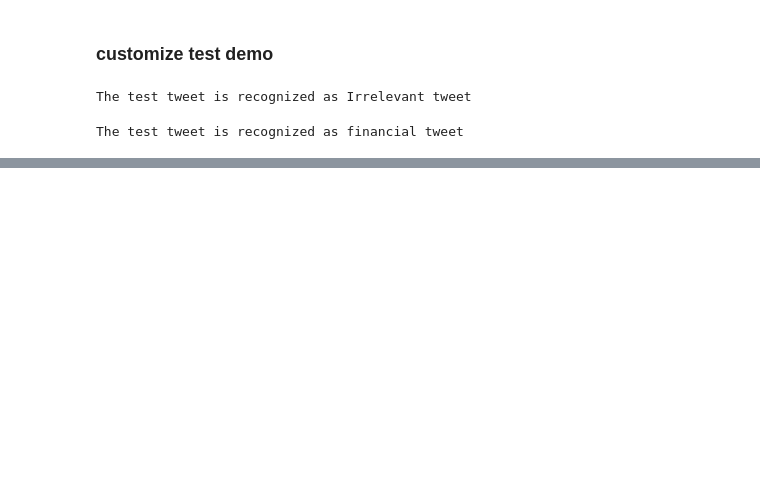
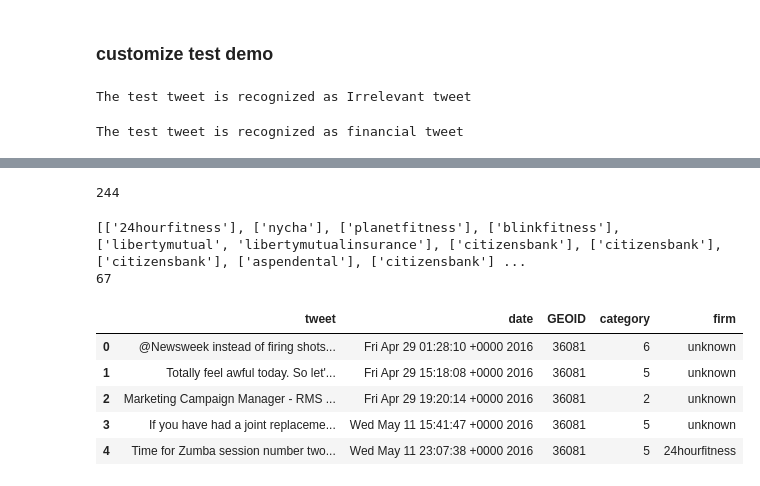
Before and after one commit to TianqiJiang/Consumer-Fraud-Detection-with-Tweets-, a Jupyter notebook: Classification of text documents.ipynb, the cells around one changed output, grey strips where cells are left out. Cells and saved outputs as stored; diff of their text form; code cells hidden in the pictures; blank space fills up the shorter version.

```diff
--- a/Classification of text documents.ipynb
+++ b/Classification of text documents.ipynb
@@ -459,0 +866,2 @@ The test tweet is recognized as financial tweet
+# %%
+tweet_result_geo = tweet_result_geo.loc[:,['tweet','date','GEOID','category']]
@@ -459,0 +877,6 @@ The test tweet is recognized as financial tweet
+# %%
+len(tweet_result_geo)
+# %% [output]
+244
+# %%
+list_tweet = list(tweet_result_geo['tweet'])
@@ -459,0 +960,13 @@ The test tweet is recognized as financial tweet
+# %%
+list_firm = tweetSearch(list_tweet)
+list_firm_one = [i[0] for i in list_firm]
+tweet_result_geo.loc[:,'firm'] = list_firm_one
+# %%
+tweet_result_geo.loc[:,'firm'] = list_firm_one
+# %%
+remain_company = [i for i in list_firm if i != ['unknown']]
+print remain_company
+print len(remain_company)
+# %% [output]
+[['24hourfitness'], ['nycha'], ['planetfitness'], ['blinkfitness'], ['libertymutual', 'libertymutualinsurance'], ['citizensbank'], ['citizensbank'], ['citizensbank'], ['aspendental'], ['citizensbank'] ...
+67
@@ -459,0 +976,9 @@ The test tweet is recognized as financial tweet
+# %%
+tweet_result_geo.head()
+# %% [output]
+|  | tweet | date | GEOID | category | firm |
+| 0 | @Newsweek instead of firing shots... | Fri Apr 29 01:28:10 +0000 2016 | 36081 | 6 | unknown |
+| 1 | Totally feel awful today. So let'... | Fri Apr 29 15:18:08 +0000 2016 | 36081 | 5 | unknown |
+| 2 | Marketing Campaign Manager - RMS ... | Fri Apr 29 19:20:14 +0000 2016 | 36081 | 2 | unknown |
+| 3 | If you have had a joint replaceme... | Wed May 11 15:41:47 +0000 2016 | 36081 | 5 | unknown |
+| 4 | Time for Zumba session number two... | Wed May 11 23:07:38 +0000 2016 | 36081 | 5 | 24hourfitness |
```
Also changed, not shown: parts of 86 cells of this notebook, 3 other files.
